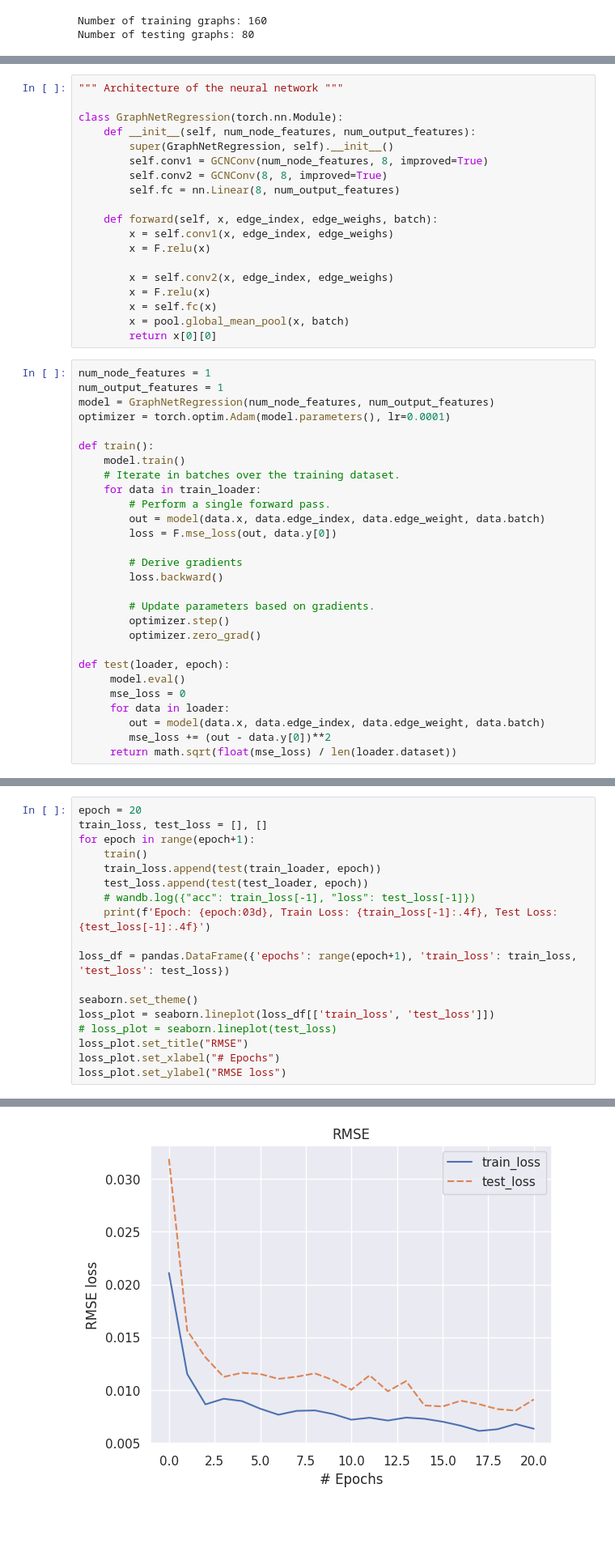
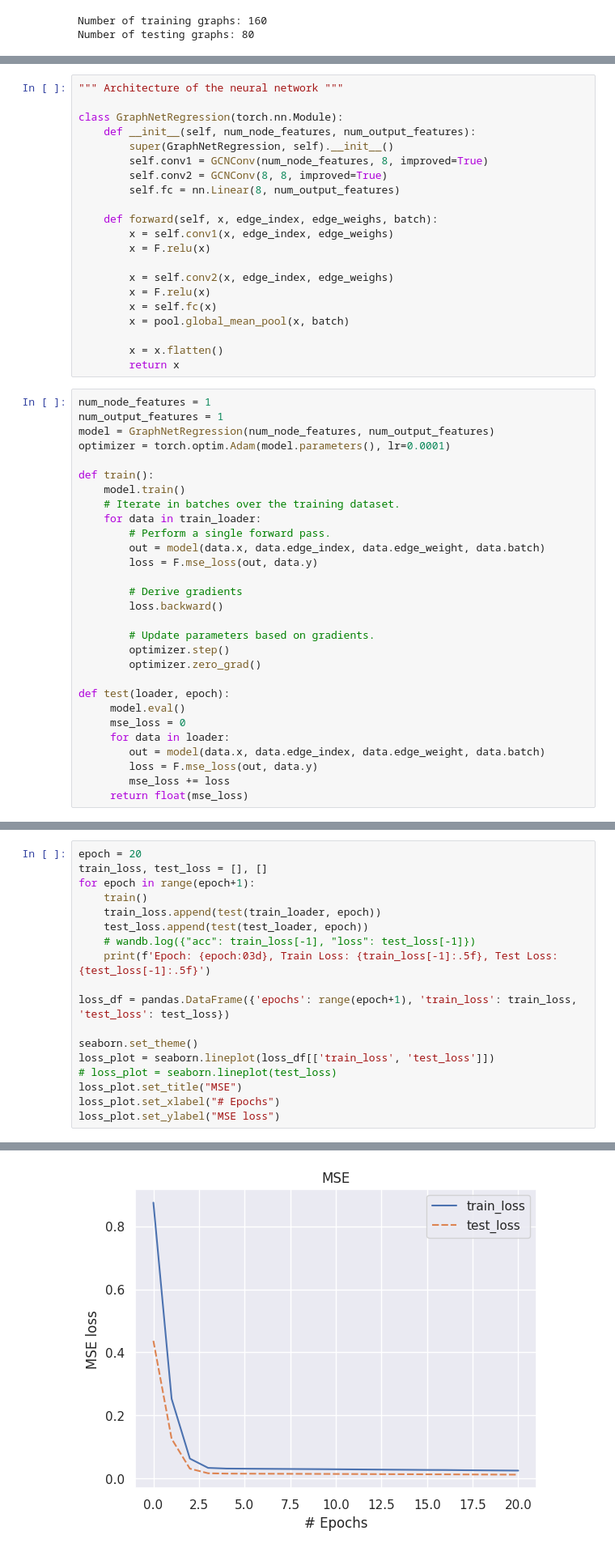
Before and after one commit to benbencik/sfg_gnn, a Jupyter notebook: notebooks/GCNConv.ipynb, the cells around one changed output, grey strips where cells are left out. Shown at 81% size. Drawn from its saved outputs; the diff is of its cells as text; blank space fills up the shorter version.

```diff
--- a/notebooks/GCNConv.ipynb
+++ b/notebooks/GCNConv.ipynb
@@ -101,7 +101,9 @@ class GraphNetRegression(torch.nn.Module):
         x = F.relu(x)
         x = self.fc(x)
         x = pool.global_mean_pool(x, batch)
-        return x[0][0]
+
+        x = x.flatten()
+        return x
 # %%
 num_node_features = 1
 num_output_features = 1
@@ -114,7 +116,7 @@ def train():
     for data in train_loader:
         # Perform a single forward pass.
         out = model(data.x, data.edge_index, data.edge_weight, data.batch)
-        loss = F.mse_loss(out, data.y[0])
+        loss = F.mse_loss(out, data.y)
 
         # Derive gradients
         loss.backward()
@@ -128,8 +130,9 @@ def test(loader, epoch):
      mse_loss = 0
      for data in loader:
         out = model(data.x, data.edge_index, data.edge_weight, data.batch)
-        mse_loss += (out - data.y[0])**2
-     return math.sqrt(float(mse_loss) / len(loader.dataset))
+        loss = F.mse_loss(out, data.y)
+        mse_loss += loss
+     return float(mse_loss)
 # %%
 """ Model parameters """
 
@@ -160,14 +163,14 @@ for epoch in range(epoch+1):
     train_loss.append(test(train_loader, epoch))
     test_loss.append(test(test_loader, epoch))
     # wandb.log({"acc": train_loss[-1], "loss": test_loss[-1]})
-    print(f'Epoch: {epoch:03d}, Train Loss: {train_loss[-1]:.4f}, Test Loss: {test_loss[-1]:.4f}')
+    print(f'Epoch: {epoch:03d}, Train Loss: {train_loss[-1]:.5f}, Test Loss: {test_loss[-1]:.5f}')
 
 loss_df = pandas.DataFrame({'epochs': range(epoch+1), 'train_loss': train_loss, 'test_loss': test_loss})
 
 seaborn.set_theme()
 loss_plot = seaborn.lineplot(loss_df[['train_loss', 'test_loss']])
 # loss_plot = seaborn.lineplot(test_loss)
-loss_plot.set_title("RMSE")
+loss_plot.set_title("MSE")
 loss_plot.set_xlabel("# Epochs")
-loss_plot.set_ylabel("RMSE loss")
+loss_plot.set_ylabel("MSE loss")
 # %% [output]
@@ -192,4 +195,4 @@ Text(0, 0.5, 'RMSE loss')
-[figure, old version]
+[figure, new version]
 # %%
 pred_df = pandas.DataFrame(columns=['pred', 'y_true', 'mse'])
 model.eval()
```
Also changed, not shown: parts of 3 cells of this notebook.
